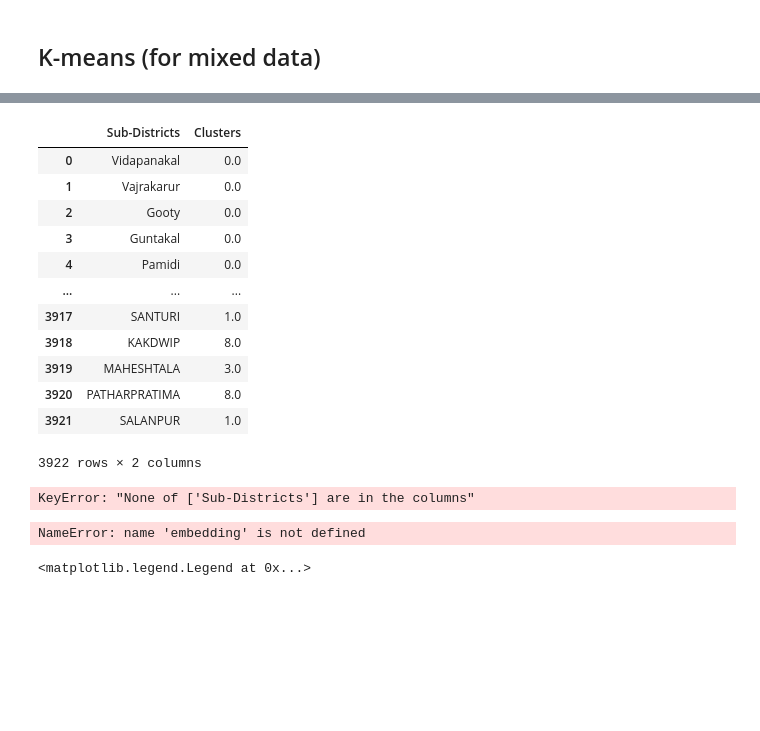
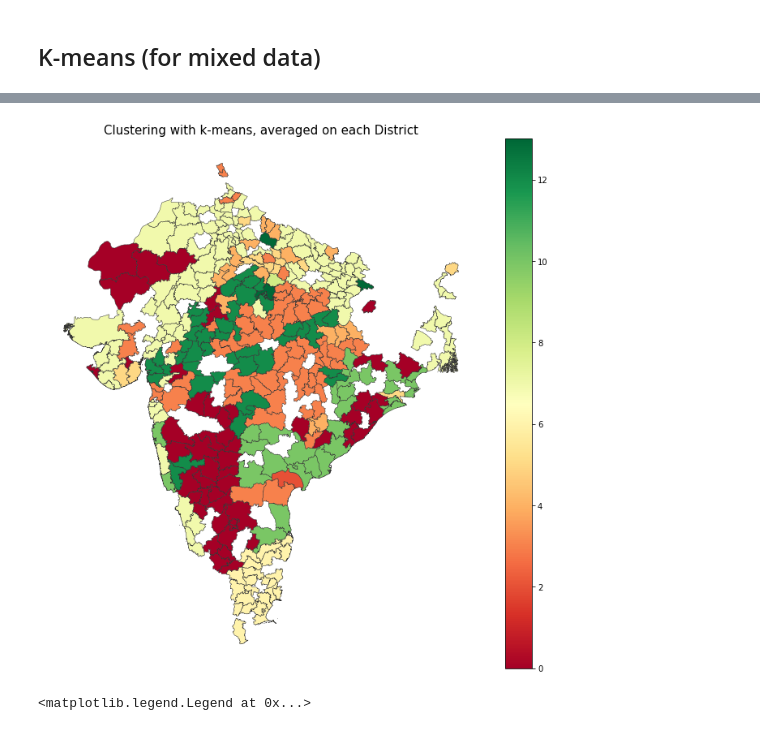
Before and after one commit to amaurylancelin/Datathon, a Jupyter notebook: explo_adri.ipynb, the cells around one changed output, grey strips where cells are left out. Cells and saved outputs as stored; diff of their text form; code cells hidden in the pictures; blank space fills up the shorter version.

Commit message:
explo_adri cleaned et plot_on_map corrigé

```diff
--- a/explo_adri.ipynb
+++ b/explo_adri.ipynb
@@ -325,23 +87,0 @@ df_reduced2 = pd.DataFrame(list_district_cluster, columns=['Sub-Districts', 'Clu
-# %%
-df_reduced2
-# %% [output]
-|  | Sub-Districts | Clusters |
-| 0 | Vidapanakal | 0.0 |
-| 1 | Vajrakarur | 0.0 |
-| 2 | Gooty | 0.0 |
-| 3 | Guntakal | 0.0 |
-| 4 | Pamidi | 0.0 |
-| ... | ... | ... |
-| 3917 | SANTURI | 1.0 |
-| 3918 | KAKDWIP | 8.0 |
-| 3919 | MAHESHTALA | 3.0 |
-| 3920 | PATHARPRATIMA | 8.0 |
-| 3921 | SALANPUR | 1.0 |
-3922 rows × 2 columns
-# %%
-map_path2 = "maps/gadm36_IND_shp/gadm36_IND_3.shp"
-map_df2 = gpd.read_file(map_path2)
-#map_df2
-merged2 = map_df.set_index('NAME_2').join(df_reduced.set_index('Sub-Districts'))
-# %% [output]
-KeyError: "None of ['Sub-Districts'] are in the columns"
@@ -358,8 +88,7 @@ KeyError: "None of ['Sub-Districts'] are in the columns"
-# %%
-embedding.dtype
-np.save("embedding",embedding)
-# %% [output]
-NameError: name 'embedding' is not defined
+# %%
+plot_on_map(kmeans_labels, pathData, 'District')
+# %% [output]
+[figure, added]
 # %%
 # embedding=embedding[0] #because tuple #comment if load embedding
 embedding = np.load("Outputs/embedding_Rabi.npy")
```
Also changed, not shown: parts of 29 cells of this notebook, 1 other file.
